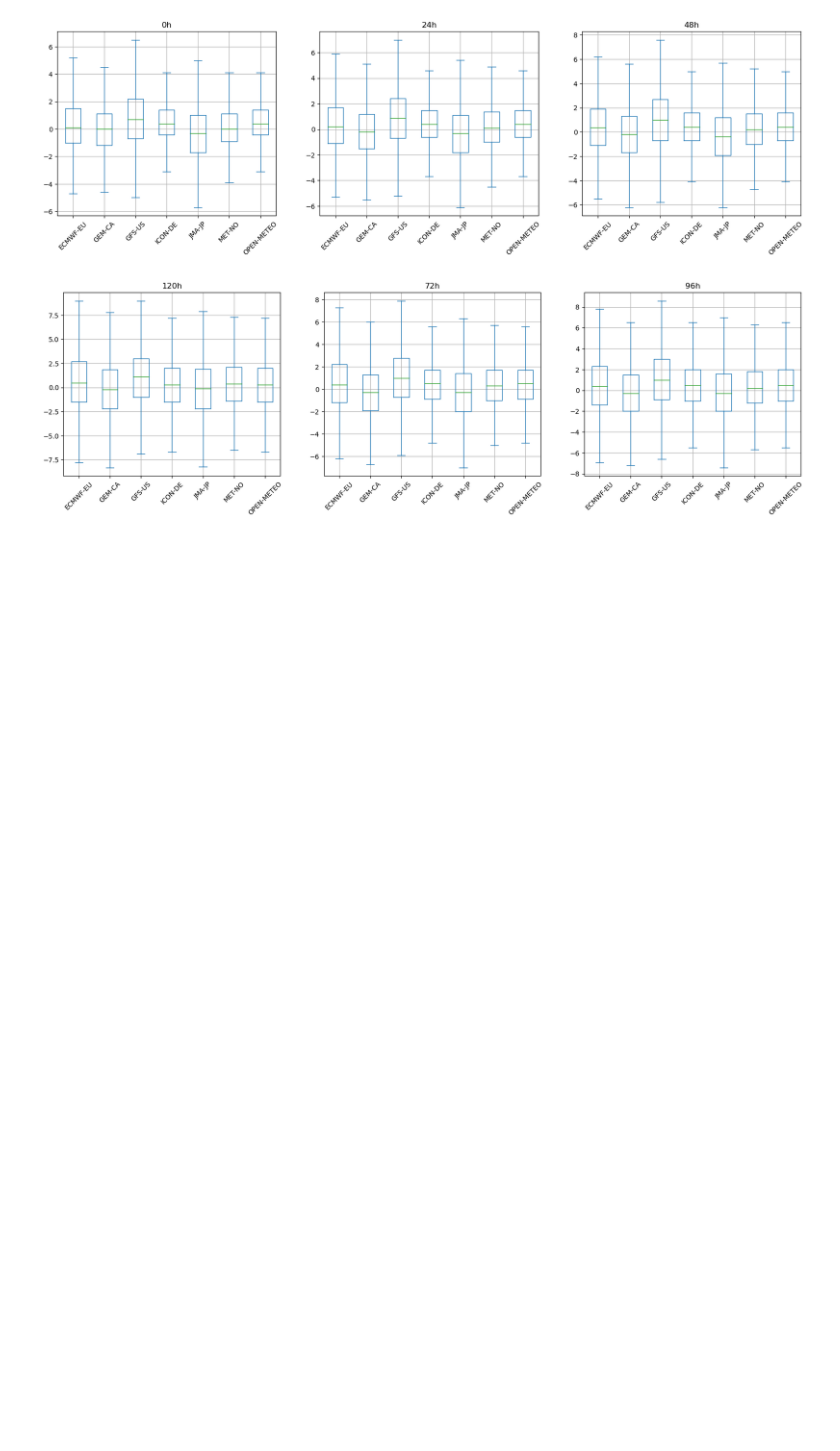
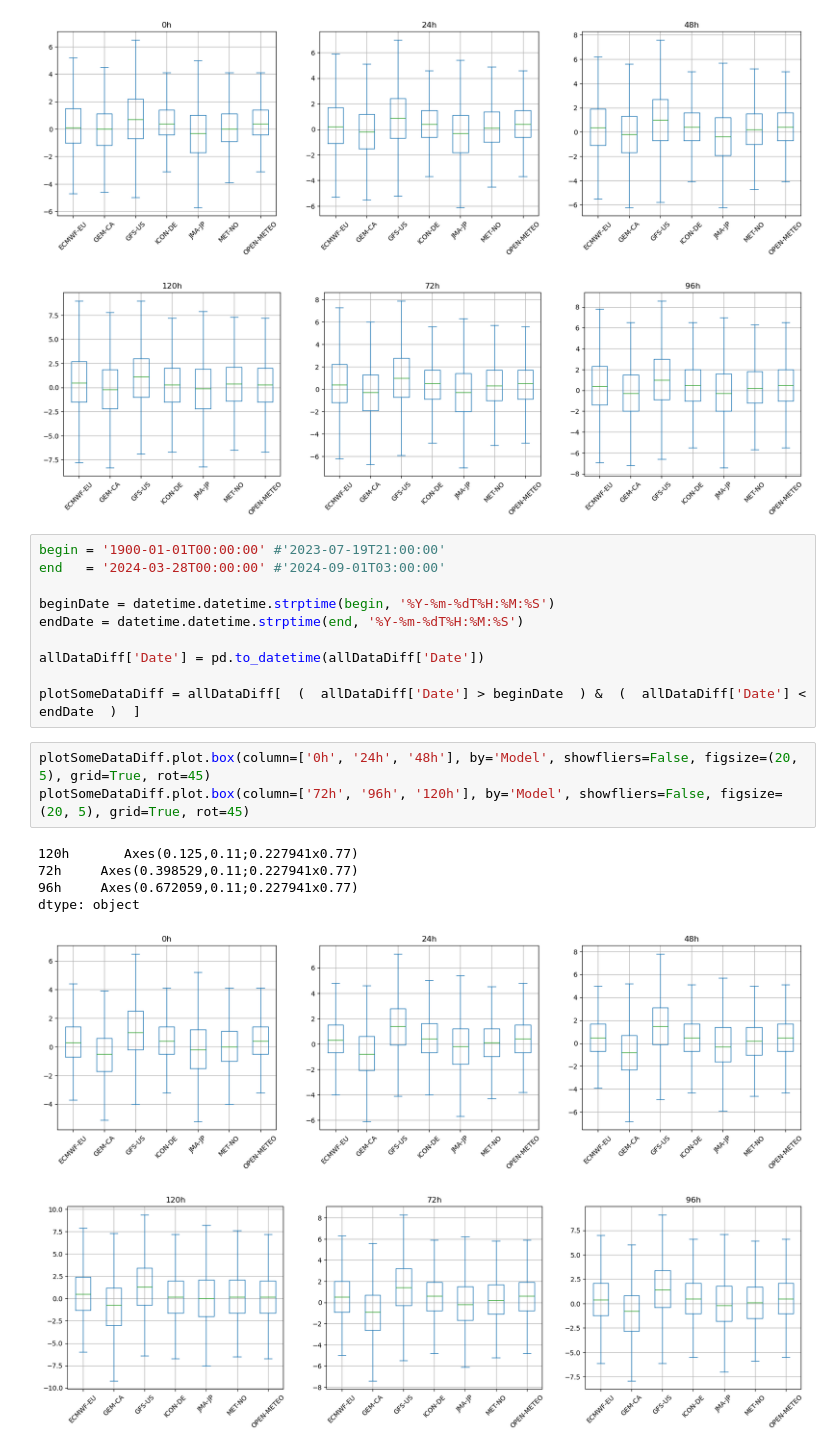
Before and after one commit to LaurentiuStoleriu/python-wsl, a Jupyter notebook: METEO/read-analyze-ALL.ipynb, the cells around one changed output. Cells and saved outputs as stored; diff of their text form; blank space fills up the shorter version.

Commit message:
graph OK

```diff
--- a/METEO/read-analyze-ALL.ipynb
+++ b/METEO/read-analyze-ALL.ipynb
@@ -81,3 +81,23 @@ allDataDiff.plot.box(column=['72h', '96h', '120h'], by='Model', showfliers=False
 dtype: object
 [figure]
 [figure]
+# %%
+begin = '1900-01-01T00:00:00' #'2023-07-19T21:00:00'
+end   = '2024-03-28T00:00:00' #'2024-09-01T03:00:00'
+
+beginDate = datetime.datetime.strptime(begin, '%Y-%m-%dT%H:%M:%S')
+endDate = datetime.datetime.strptime(end, '%Y-%m-%dT%H:%M:%S')
+
+allDataDiff['Date'] = pd.to_datetime(allDataDiff['Date'])
+
+plotSomeDataDiff = allDataDiff[  (  allDataDiff['Date'] > beginDate  ) &  (  allDataDiff['Date'] < endDate  )  ]
+# %%
+plotSomeDataDiff.plot.box(column=['0h', '24h', '48h'], by='Model', showfliers=False, figsize=(20, 5), grid=True, rot=45)
+plotSomeDataDiff.plot.box(column=['72h', '96h', '120h'], by='Model', showfliers=False, figsize=(20, 5), grid=True, rot=45)
+# %% [output]
+120h       Axes(0.125,0.11;0.227941x0.77)
+72h     Axes(0.398529,0.11;0.227941x0.77)
+96h     Axes(0.672059,0.11;0.227941x0.77)
+dtype: object
+[figure, added]
+[figure, added]
```
